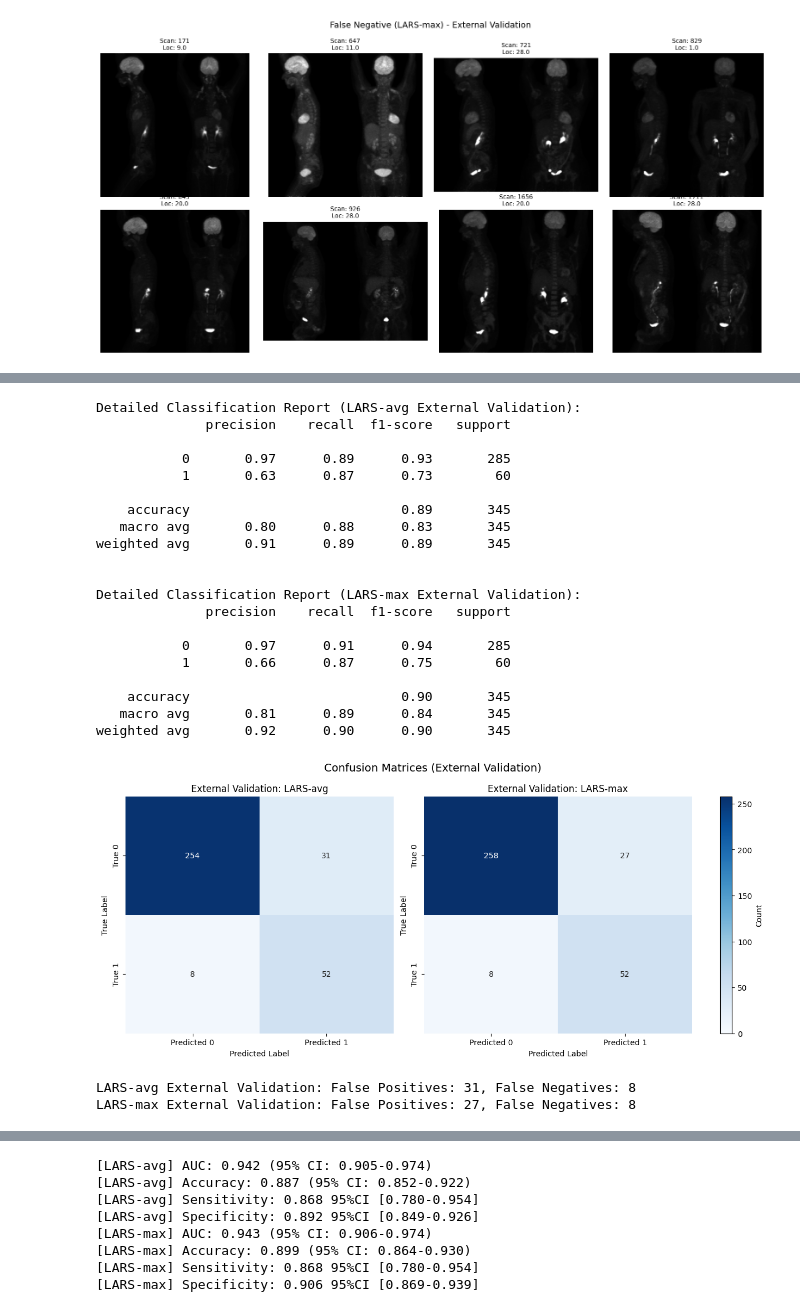
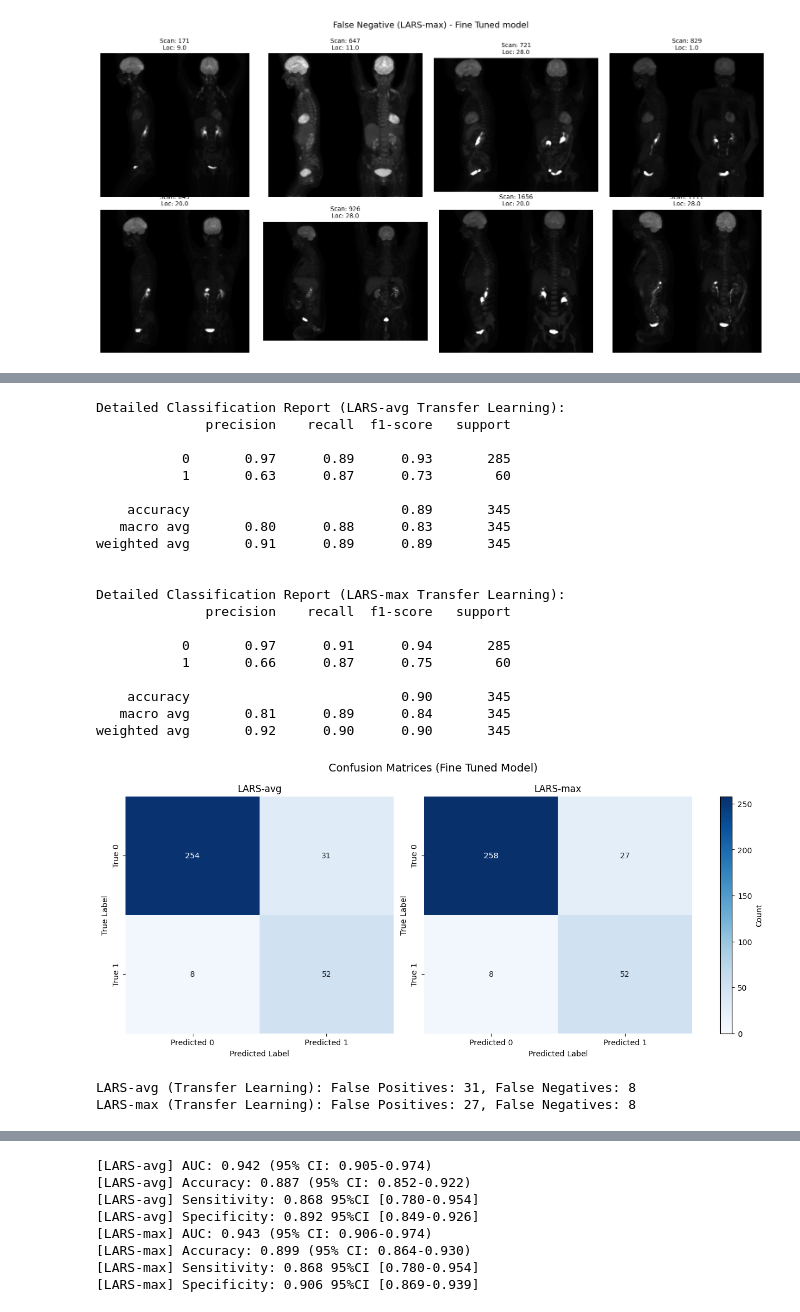
Before and after one commit to Alichnikof/Deauville_DeepLearning, a Jupyter notebook: prediction/transfer/Run12/evaluation.ipynb, the cells around one changed output, grey strips where cells are left out. Cells and saved outputs as stored; diff of their text form; code cells hidden in the pictures.

```diff
--- a/prediction/transfer/Run12/evaluation.ipynb
+++ b/prediction/transfer/Run12/evaluation.ipynb
@@ -400,77 +400,77 @@ cm_avg = confusion_matrix(ensemble_avg['target'], ensemble_avg['pred_label'])
 cm_max = confusion_matrix(ensemble_max['target'], ensemble_max['pred_label'])
 
 # Print detailed classification reports for both
-print("Detailed Classification Report (LARS-avg External Validation):")
+print("Detailed Classification Report (LARS-avg Transfer Learning):")
 print(classification_report(ensemble_avg['target'], ensemble_avg['pred_label']))
-print("\nDetailed Classification Report (LARS-max External Validation):")
+print("\nDetailed Classification Report (LARS-max Transfer Learning):")
 print(classification_report(ensemble_max['target'], ensemble_max['pred_label']))
 
-# Determine the maximum value across both confusion matrices for shared scaling
+# Determine the maximum value across both confusion matrices for a shared scale
 max_val = max(cm_avg.max(), cm_max.max())
 
-# 3) Determine the maximum value across both confusion matrices for a shared scale
-max_val = max(cm_avg.max(), cm_max.max())
-
-# 4) Create side-by-side subplots
+# Create side-by-side subplots
 fig, axs = plt.subplots(1, 2, figsize=(12, 5), constrained_layout=True)
 
-# We'll first plot each heatmap with cbar=False so we can add a single color bar after.
-im0 = sns.heatmap(cm_avg, annot=True, fmt="d", cmap="Blues", cbar=False,
-                  vmin=0, vmax=max_val, ax=axs[0],
-                  xticklabels=["Predicted 0", "Predicted 1"],
-                  yticklabels=["True 0", "True 1"])
-axs[0].set_title("External Validation: LARS-avg")
+# Plot each heatmap (cbar=False so we can add a single color bar afterward)
+im0 = sns.heatmap(
+    cm_avg, annot=True, fmt="d", cmap="Blues", cbar=False,
+    vmin=0, vmax=max_val, ax=axs[0],
+    xticklabels=["Predicted 0", "Predicted 1"],
+    yticklabels=["True 0", "True 1"]
+)
+axs[0].set_title("LARS-avg")
 axs[0].set_xlabel("Predicted Label")
 axs[0].set_ylabel("True Label")
 
-im1 = sns.heatmap(cm_max, annot=True, fmt="d", cmap="Blues", cbar=False,
-                  vmin=0, vmax=max_val, ax=axs[1],
-                  xticklabels=["Predicted 0", "Predicted 1"],
-                  yticklabels=["True 0", "True 1"])
-axs[1].set_title("External Validation: LARS-max")
+im1 = sns.heatmap(
+    cm_max, annot=True, fmt="d", cmap="Blues", cbar=False,
+    vmin=0, vmax=max_val, ax=axs[1],
+    xticklabels=["Predicted 0", "Predicted 1"],
+    yticklabels=["True 0", "True 1"]
+)
+axs[1].set_title("LARS-max")
 axs[1].set_xlabel("Predicted Label")
 axs[1].set_ylabel("True Label")
 
-# 5) Add one common color bar using the first heatmap's “collections”
+# Add one common color bar using the first heatmap’s “collections”
 cbar = fig.colorbar(im0.collections[0], ax=axs, shrink=1, label='Count')
 
 
-plt.suptitle("Confusion Matrices (External Validation)", fontsize=14, y=1.07)
-plt.show()
+plt.suptitle("Confusion Matrices (Fine Tuned Model)", fontsize=14, y=1.07)
 plt.show()
 
 # Report false positives and false negatives for each variant
 fp_avg = ensemble_avg[(ensemble_avg['target'] == 0) & (ensemble_avg['pred_label'] == 1)]
 fn_avg = ensemble_avg[(ensemble_avg['target'] == 1) & (ensemble_avg['pred_label'] == 0)]
 fp_max = ensemble_max[(ensemble_max['target'] == 0) & (ensemble_max['pred_label'] == 1)]
 fn_max = ensemble_max[(ensemble_max['target'] == 1) & (ensemble_max['pred_label'] == 0)]
 
-print(f"\nLARS-avg External Validation: False Positives: {len(fp_avg)}, False Negatives: {len(fn_avg)}")
-print(f"LARS-max External Validation: False Positives: {len(fp_max)}, False Negatives: {len(fn_max)}")
+print(f"\nLARS-avg (Transfer Learning): False Positives: {len(fp_avg)}, False Negatives: {len(fn_avg)}")
+print(f"LARS-max (Transfer Learning): False Positives: {len(fp_max)}, False Negatives: {len(fn_max)}")
 # %% [output]
-Detailed Classification Report (LARS-avg External Validation):
+Detailed Classification Report (LARS-avg Transfer Learning):
               precision    recall  f1-score   support
 
            0       0.97      0.89      0.93       285
            1       0.63      0.87      0.73        60
 
     accuracy                           0.89       345
    macro avg       0.80      0.88      0.83       345
 weighted avg       0.91      0.89      0.89       345
 
 
-Detailed Classification Report (LARS-max External Validation):
+Detailed Classification Report (LARS-max Transfer Learning):
               precision    recall  f1-score   support
 
            0       0.97      0.91      0.94       285
            1       0.66      0.87      0.75        60
 
     accuracy                           0.90       345
    macro avg       0.81      0.89      0.84       345
 weighted avg       0.92      0.90      0.90       345
-[figure, old version]
+[figure, new version]
-LARS-avg External Validation: False Positives: 31, False Negatives: 8
-LARS-max External Validation: False Positives: 27, False Negatives: 8
+LARS-avg (Transfer Learning): False Positives: 31, False Negatives: 8
+LARS-max (Transfer Learning): False Positives: 27, False Negatives: 8
 # %%
 import matplotlib.pyplot as plt
 import numpy as np
```
Also changed, not shown: parts of 3 cells of this notebook, 42 other files.
